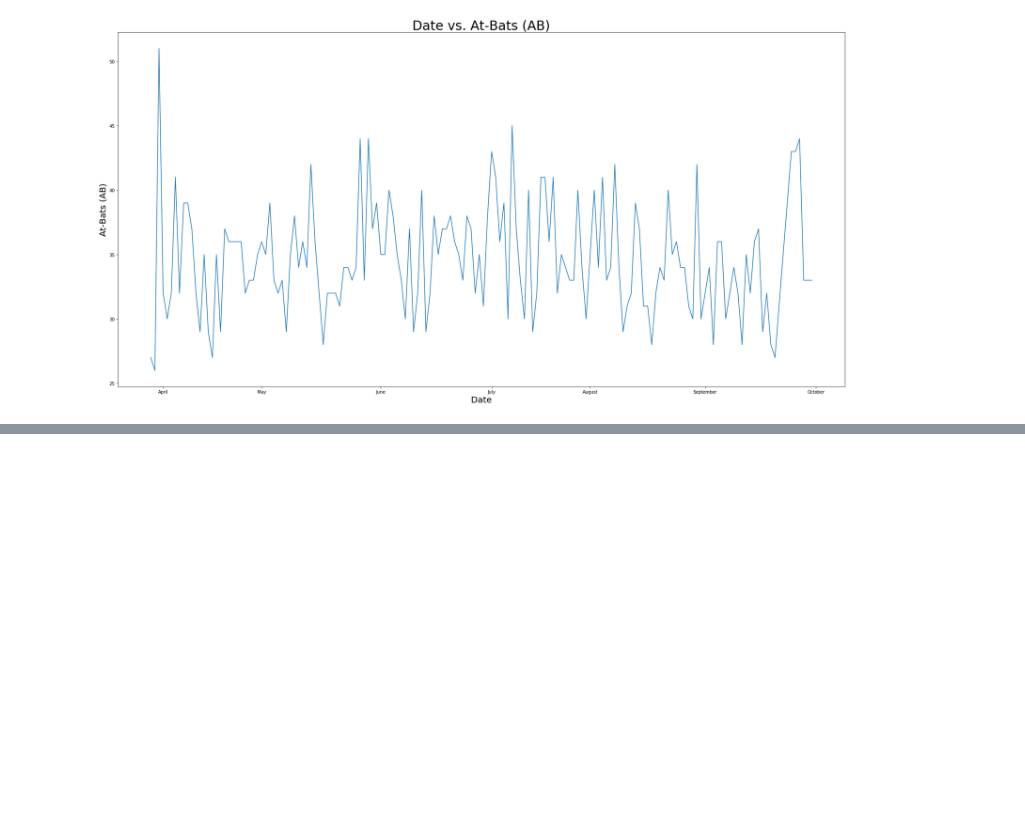
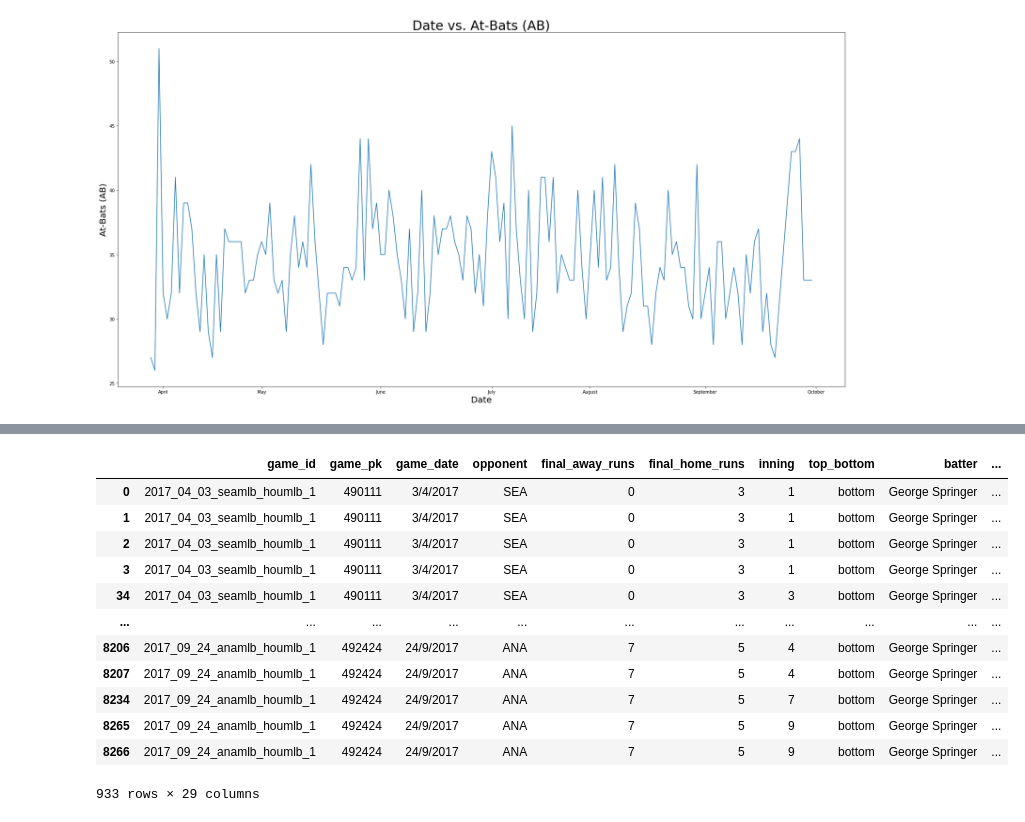
Before and after one commit to nicholas-greger/astros-project, a Jupyter notebook: team_analysis.ipynb, the cells around one changed output, grey strips where cells are left out. Cells and saved outputs as stored; diff of their text form; code cells hidden in the pictures; blank space fills up the shorter version.

```diff
--- a/team_analysis.ipynb
+++ b/team_analysis.ipynb
@@ -75,0 +124,37 @@ Text(0, 0.5, 'At-Bats (AB)')
+# %%
+springer = df2.loc[df2["batter"] == 'George Springer']
+bregman = df2.loc[df2["batter"] == 'Alex Bregman']
+altuve = df2.loc[df2["batter"] == 'Jose Altuve']
+correa = df2.loc[df2["batter"] == 'Carlos Correa']
+beltran = df2.loc[df2["batter"] == 'Carlos Beltran']
+reddick = df2.loc[df2["batter"] == 'Josh Reddick']
+gurriel = df2.loc[df2["batter"] == 'Yuli Gurriel']
+mccann = df2.loc[df2["batter"] == 'Brian McCann']
+aoki = df2.loc[df2["batter"] == 'Norichika Aoki']
+gattis = df2.loc[df2["batter"] == 'Evan Gattis']
+gonzalez = df2.loc[df2["batter"] == 'Marwin Gonzalez']
+marisnick = df2.loc[df2["batter"] == 'Jake Marisnick']
+centeno = df2.loc[df2["batter"] == 'Juan Centeno']
+fisher = df2.loc[df2["batter"] == 'Derek Fisher']
+white = df2.loc[df2["batter"] == 'Tyler White']
+reed = df2.loc[df2["batter"] == 'AJ Reed']
+davis = df2.loc[df2["batter"] == 'J.D. Davis']
+stassi = df2.loc[df2["batter"] == 'Max Stassi']
+maybin = df2.loc[df2["batter"] == 'Cameron Maybin']
+kemp = df2.loc[df2["batter"] == 'Tony Kemp']
+# %%
+springer
+# %% [output]
+|  | game_id | game_pk | game_date | opponent | final_away_runs | final_home_runs | inning | top_bottom | batter | ... |
+| 0 | 2017_04_03_seamlb_houmlb_1 | 490111 | 3/4/2017 | SEA | 0 | 3 | 1 | bottom | George Springer | ... |
+| 1 | 2017_04_03_seamlb_houmlb_1 | 490111 | 3/4/2017 | SEA | 0 | 3 | 1 | bottom | George Springer | ... |
+| 2 | 2017_04_03_seamlb_houmlb_1 | 490111 | 3/4/2017 | SEA | 0 | 3 | 1 | bottom | George Springer | ... |
+| 3 | 2017_04_03_seamlb_houmlb_1 | 490111 | 3/4/2017 | SEA | 0 | 3 | 1 | bottom | George Springer | ... |
+| 34 | 2017_04_03_seamlb_houmlb_1 | 490111 | 3/4/2017 | SEA | 0 | 3 | 3 | bottom | George Springer | ... |
+| ... | ... | ... | ... | ... | ... | ... | ... | ... | ... | ... |
+| 8206 | 2017_09_24_anamlb_houmlb_1 | 492424 | 24/9/2017 | ANA | 7 | 5 | 4 | bottom | George Springer | ... |
+| 8207 | 2017_09_24_anamlb_houmlb_1 | 492424 | 24/9/2017 | ANA | 7 | 5 | 4 | bottom | George Springer | ... |
+| 8234 | 2017_09_24_anamlb_houmlb_1 | 492424 | 24/9/2017 | ANA | 7 | 5 | 7 | bottom | George Springer | ... |
+| 8265 | 2017_09_24_anamlb_houmlb_1 | 492424 | 24/9/2017 | ANA | 7 | 5 | 9 | bottom | George Springer | ... |
+| 8266 | 2017_09_24_anamlb_houmlb_1 | 492424 | 24/9/2017 | ANA | 7 | 5 | 9 | bottom | George Springer | ... |
+933 rows × 29 columns
```
Also changed, not shown: parts of 4 cells of this notebook.
